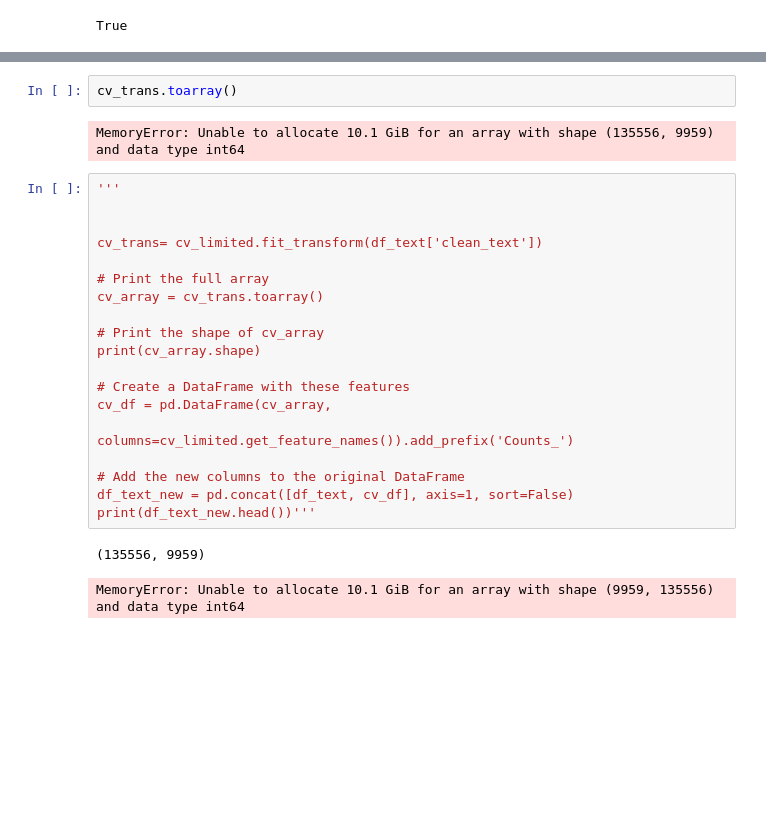
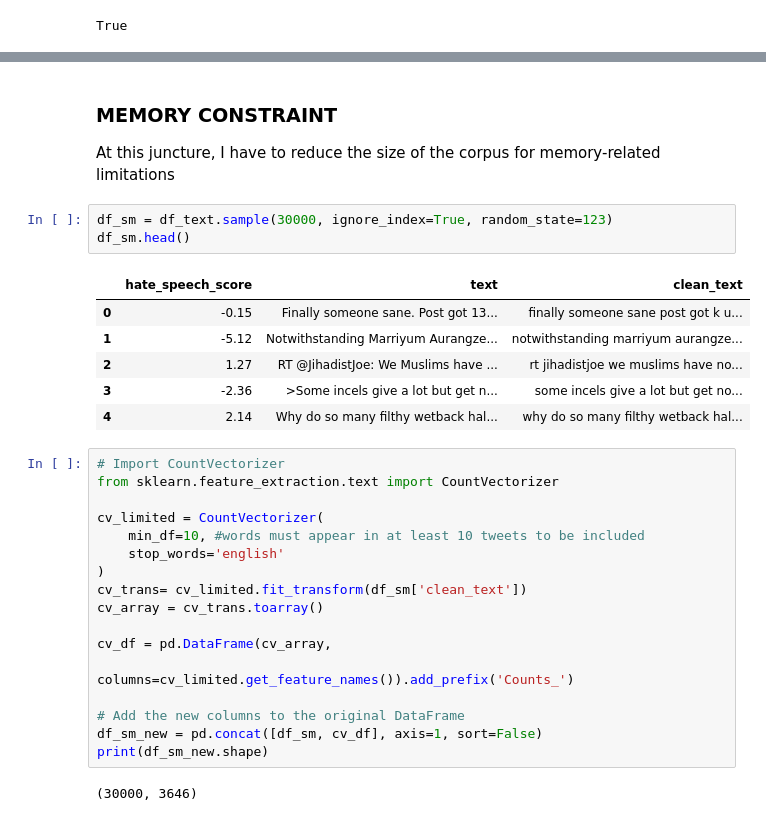
Before and after one commit to dpowell022/Abusive-Language-Detection, a Jupyter notebook: Capstone_Detect_HateSpeech.ipynb, the cells around one changed output, grey strips where cells are left out. Drawn from its saved outputs; the diff is of its cells as text; blank space fills up the shorter version.

```diff
--- a/Capstone_Detect_HateSpeech.ipynb
+++ b/Capstone_Detect_HateSpeech.ipynb
@@ -187,26 +148,32 @@ dtm = sparse.vstack(dtm_chunked)
-# %%
-cv_trans.toarray()
-# %% [output]
-MemoryError: Unable to allocate 10.1 GiB for an array with shape (135556, 9959) and data type int64
-# %%
-'''
-
-
-cv_trans= cv_limited.fit_transform(df_text['clean_text'])
-
-# Print the full array
-cv_array = cv_trans.toarray()
-
-# Print the shape of cv_array
-print(cv_array.shape)
-
-# Create a DataFrame with these features
-cv_df = pd.DataFrame(cv_array,
-                     columns=cv_limited.get_feature_names()).add_prefix('Counts_')
-
-# Add the new columns to the original DataFrame
-df_text_new = pd.concat([df_text, cv_df], axis=1, sort=False)
-print(df_text_new.head())'''
-# %% [output]
-(135556, 9959)
-MemoryError: Unable to allocate 10.1 GiB for an array with shape (9959, 135556) and data type int64
+# %% [markdown]
+### MEMORY CONSTRAINT
+At this juncture, I have to reduce the size of the corpus for memory-related limitations
+# %%
+df_sm = df_text.sample(30000, ignore_index=True, random_state=123)
+df_sm.head()
+# %% [output]
+|  | hate_speech_score | text | clean_text |
+| 0 | -0.15 | Finally someone sane. Post got 13... | finally someone sane post got k u... |
+| 1 | -5.12 | Notwithstanding Marriyum Aurangze... | notwithstanding marriyum aurangze... |
+| 2 | 1.27 | RT @JihadistJoe: We Muslims have ... | rt jihadistjoe we muslims have no... |
+| 3 | -2.36 | >Some incels give a lot but get n... | some incels give a lot but get no... |
+| 4 | 2.14 | Why do so many filthy wetback hal... | why do so many filthy wetback hal... |
+# %%
+# Import CountVectorizer
+from sklearn.feature_extraction.text import CountVectorizer
+
+cv_limited = CountVectorizer(
+    min_df=10, #words must appear in at least 10 tweets to be included
+    stop_words='english'
+)
+cv_trans= cv_limited.fit_transform(df_sm['clean_text'])
+cv_array = cv_trans.toarray()
+
+cv_df = pd.DataFrame(cv_array,
+                     columns=cv_limited.get_feature_names()).add_prefix('Counts_')
+
+# Add the new columns to the original DataFrame
+df_sm_new = pd.concat([df_sm, cv_df], axis=1, sort=False)
+print(df_sm_new.shape)
+# %% [output]
+(30000, 3646)
```
Also changed, not shown: parts of 13 cells of this notebook.
